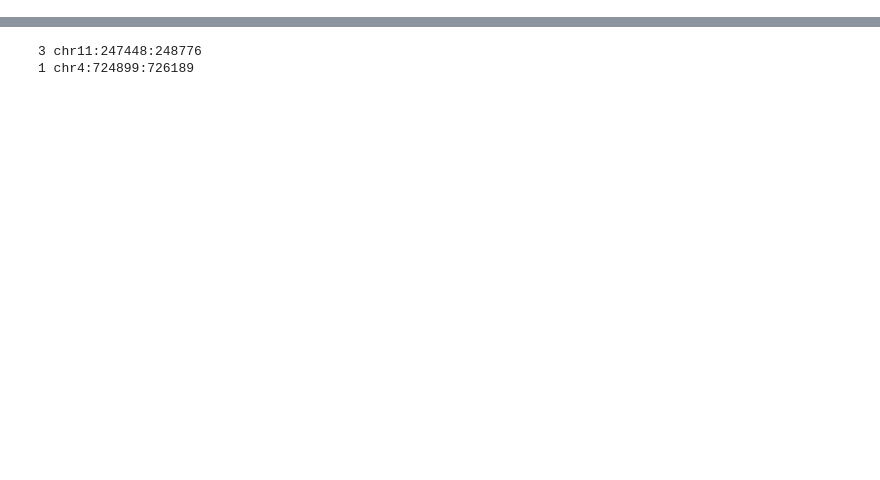
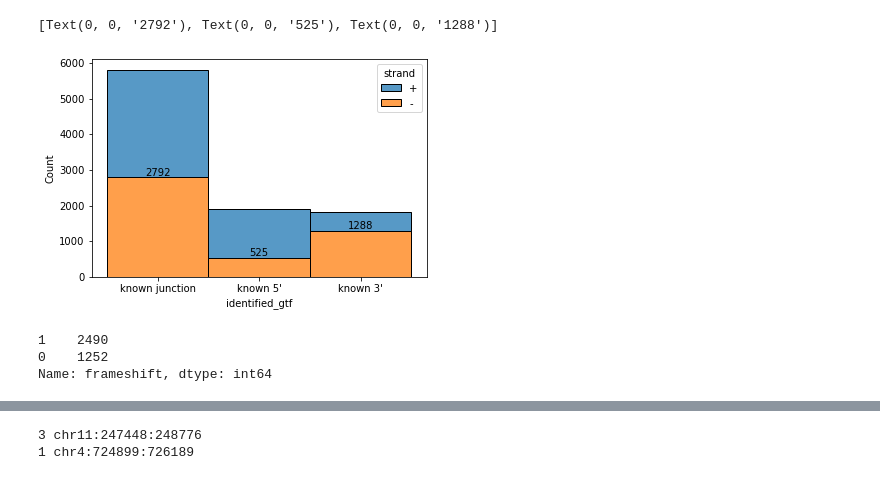
Before and after one commit to rachelcw/junction_table, a Jupyter notebook: junction_table.ipynb, the cells around one changed output, grey strips where cells are left out. Drawn from its saved outputs; the diff is of its cells as text; code cells hidden in the pictures; blank space fills up the shorter version.

Commit message:
frameshift

```diff
--- a/junction_table.ipynb
+++ b/junction_table.ipynb
@@ -106,3 +108,13 @@ for chr in fiveprime.chrom.unique():
         if counter == 0:
             identified = "novel"
         table.loc[table.junction==junc,'identified_gtf']=identified
+# %%
+import seaborn as sns
+plot_table=table.filter(items=["intron","identified_gtf","strand"])
+# plot_table.drop_duplicates(inplace=True)
+ax=sns.histplot(data=plot_table, x='identified_gtf',hue='strand',multiple="stack")
+# ax=sns.histplot(data=plot_table, x='identified gtf')
+ax.bar_label(ax.containers[0])
+# %% [output]
+[Text(0, 0, '2792'), Text(0, 0, '525'), Text(0, 0, '1288')]
+[figure, added]
@@ -120,0 +137,18 @@ table.loc[index,'annotation']="A3SS"
+# %%
+# frameshift #
+table_altss['frameshift']=pd.NaT
+for junc in table_altss.junction:
+    junction=junc.split(':')
+    start=int(junction[1])
+    end=int(junction[2])
+    size=end-start
+    if size%3==0:
+        table_altss.loc[table_altss.junction==junc,'frameshift']="0"
+    else:
+        table_altss.loc[table_altss.junction==junc,'frameshift']="1"
+
+table_altss['frameshift'].value_counts()
+# %% [output]
+1    2490
+0    1252
+Name: frameshift, dtype: int64
```
Also changed, not shown: parts of 12 cells of this notebook.
